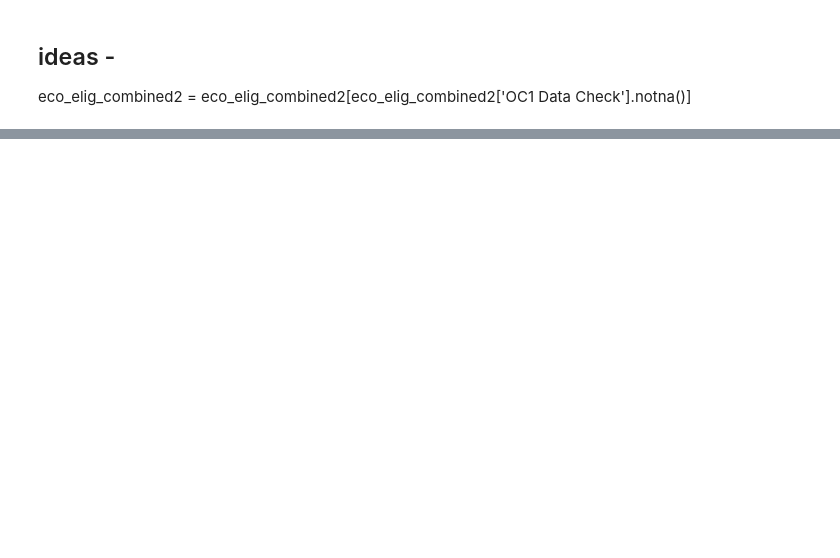
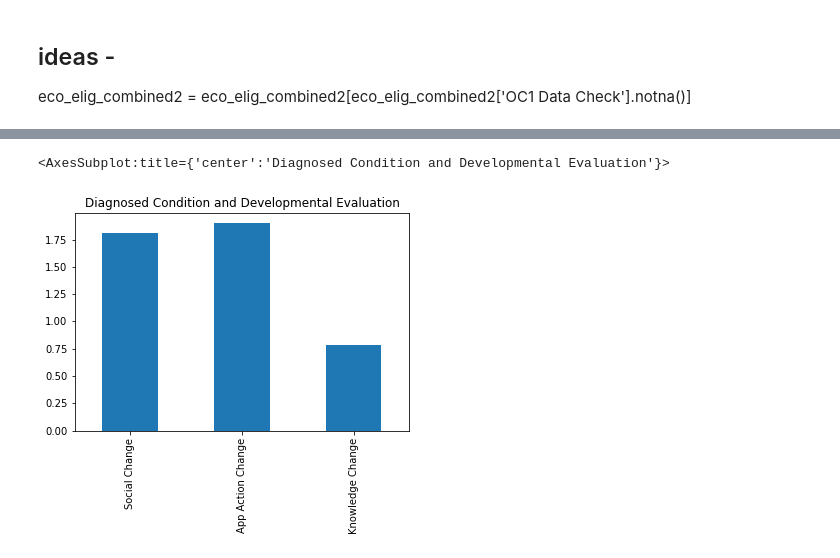
Before and after one commit to NSS-Data-Analytics-Cohort-7/didd-slacks-and-fanny-packs, a Jupyter notebook: notebook/diddnotebook.ipynb, the cells around one changed output, grey strips where cells are left out. Cells and saved outputs as stored; diff of their text form; code cells hidden in the pictures; blank space fills up the shorter version.

```diff
--- a/notebook/diddnotebook.ipynb
+++ b/notebook/diddnotebook.ipynb
@@ -152,5 +480,8 @@ elig2avg.plot(kind="bar", title='Diagnosed condition')
 # %%
 elig3avg = elig3plot[['Social Change', 'App Action Change', 'Knowledge Change']].mean()
-elig3avg.plot(kind="bar", title='Diagnosed condition, developmental evaluation (by both delay and diagnosis)')
+elig3avg.plot(kind="bar", title='Diagnosed Condition and Developmental Evaluation')
+# %% [output]
+<AxesSubplot:title={'center':'Diagnosed Condition and Developmental Evaluation'}>
+[figure, added]
 # %%
 elig_cat1['month_count'].mean()
```
Also changed, not shown: parts of 38 cells of this notebook.
